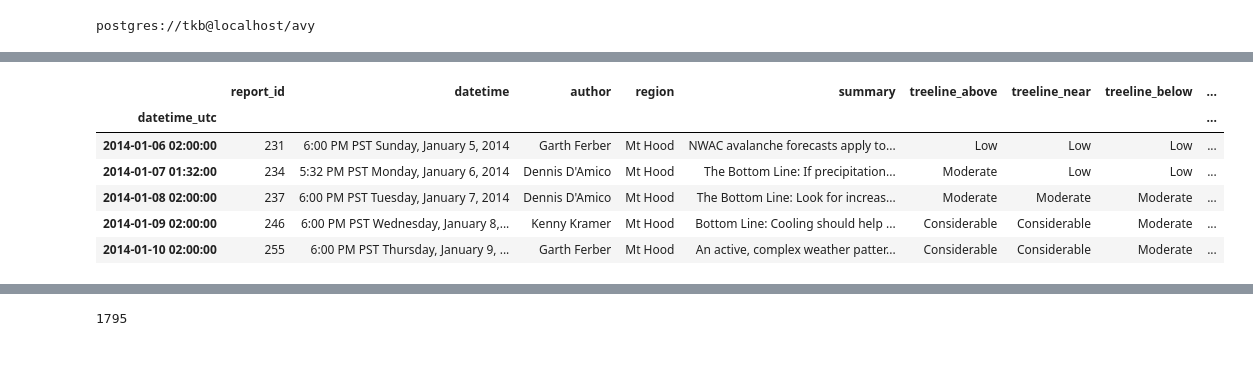
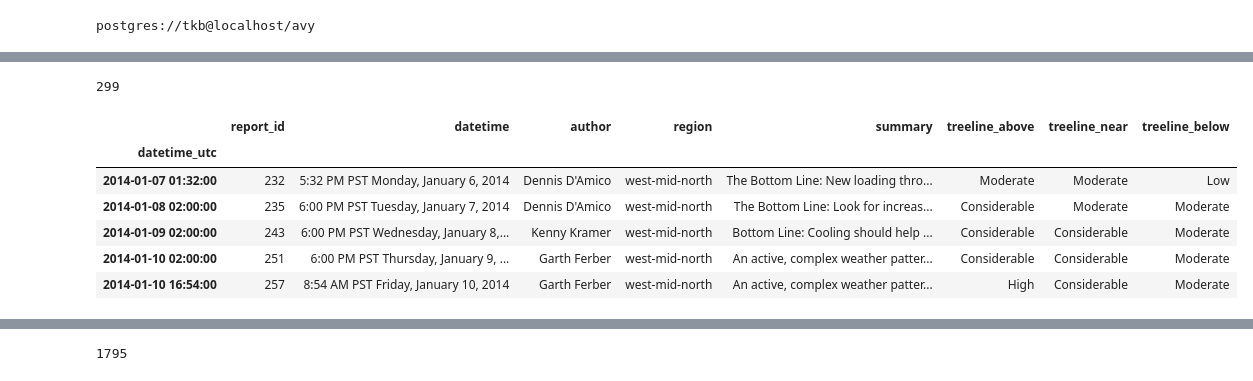
Before and after one commit to baldwint/snotelier, a Jupyter notebook: usda.ipynb, the cells around one changed output, grey strips where cells are left out. Cells and saved outputs as stored; diff of their text form; code cells hidden in the pictures.

```diff
--- a/usda.ipynb
+++ b/usda.ipynb
@@ -234,7 +246,7 @@ def fetch_nwac_ratings(range_min, range_max, region='Mt Hood'):
     regions = dict(redistricting).get(region, [region,])
     joined = region_index.join(report_table,
                            report_table.c.report_id == region_index.c.report_id)
-    stmt = sa.select([report_table, region_index.c.region]
+    stmt = sa.select([report_table]
                 ).select_from(
                         joined
                     ).where(
@@ -245,7 +257,9 @@ def fetch_nwac_ratings(range_min, range_max, region='Mt Hood'):
                         report_table.c.datetime_utc >= range_min
                     ).order_by(report_table.c.datetime_utc)
 
+
     df2 = pd.read_sql_query(stmt, engine)
+    df2['region'] = region  # overwrite 'report region' with region requested
     df2 = df2.set_index('datetime_utc')
     return df2
 # %%
@@ -259,16 +273,18 @@ def fetch_nwac_ratings_localtime(range_min, range_max, region='Mt Hood'):
     df2 = df2.reset_index().set_index('datetime_loc')
     return df2
 # %%
-df2 = fetch_nwac_ratings(range_min, range_max)
+df2 = fetch_nwac_ratings(range_min, range_max, 'west-mid-north')
+print(len(df2))
 df2.head()
 # %% [output]
+299
-|  | report_id | datetime | author | region | summary | treeline_above | treeline_near | treeline_below | ... |
-| datetime_utc |  |  |  |  |  |  |  |  | ... |
-| 2014-01-06 02:00:00 | 231 | 6:00 PM PST Sunday, January 5, 2014 | Garth Ferber | Mt Hood | NWAC avalanche forecasts apply to... | Low | Low | Low | ... |
-| 2014-01-07 01:32:00 | 234 | 5:32 PM PST Monday, January 6, 2014 | Dennis D'Amico | Mt Hood | The Bottom Line: If precipitation... | Moderate | Low | Low | ... |
-| 2014-01-08 02:00:00 | 237 | 6:00 PM PST Tuesday, January 7, 2014 | Dennis D'Amico | Mt Hood | The Bottom Line: Look for increas... | Moderate | Moderate | Moderate | ... |
-| 2014-01-09 02:00:00 | 246 | 6:00 PM PST Wednesday, January 8,... | Kenny Kramer | Mt Hood | Bottom Line: Cooling should help ... | Considerable | Considerable | Moderate | ... |
-| 2014-01-10 02:00:00 | 255 | 6:00 PM PST Thursday, January 9, ... | Garth Ferber | Mt Hood | An active, complex weather patter... | Considerable | Considerable | Moderate | ... |
+|  | report_id | datetime | author | region | summary | treeline_above | treeline_near | treeline_below |
+| datetime_utc |  |  |  |  |  |  |  |  |
+| 2014-01-07 01:32:00 | 232 | 5:32 PM PST Monday, January 6, 2014 | Dennis D'Amico | west-mid-north | The Bottom Line: New loading thro... | Moderate | Moderate | Low |
+| 2014-01-08 02:00:00 | 235 | 6:00 PM PST Tuesday, January 7, 2014 | Dennis D'Amico | west-mid-north | The Bottom Line: Look for increas... | Considerable | Moderate | Moderate |
+| 2014-01-09 02:00:00 | 243 | 6:00 PM PST Wednesday, January 8,... | Kenny Kramer | west-mid-north | Bottom Line: Cooling should help ... | Considerable | Considerable | Moderate |
+| 2014-01-10 02:00:00 | 251 | 6:00 PM PST Thursday, January 9, ... | Garth Ferber | west-mid-north | An active, complex weather patter... | Considerable | Considerable | Moderate |
+| 2014-01-10 16:54:00 | 257 | 8:54 AM PST Friday, January 10, 2014 | Garth Ferber | west-mid-north | An active, complex weather patter... | High | Considerable | Moderate |
 # %%
 df2 = fetch_nwac_ratings_localtime(range_min, range_max)
 df2.head()
```
Also changed, not shown: parts of 5 cells of this notebook, 1 other file.
